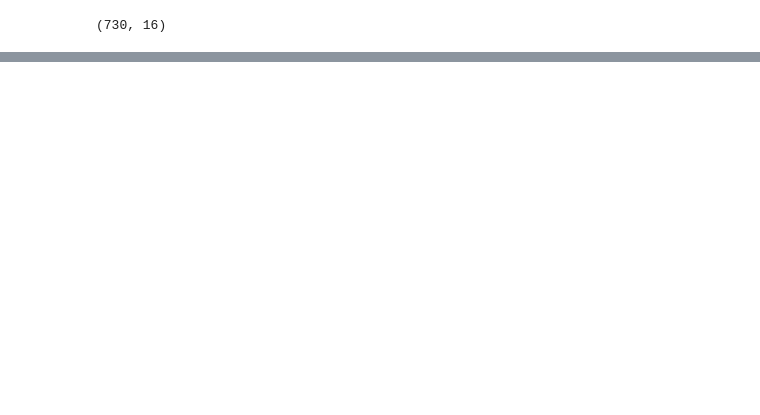
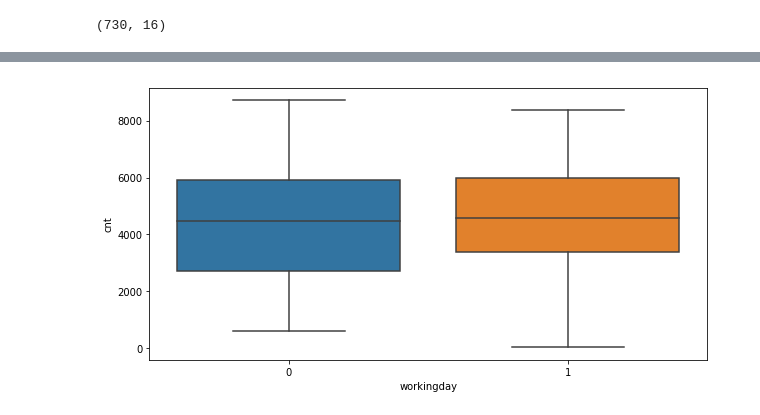
Before and after one commit to Vedantjn/bike-sharing-demand-prediction, a Jupyter notebook: Bikes_Sharing_Demand_Prediction.ipynb, the cells around one changed output, grey strips where cells are left out. Cells and saved outputs as stored; diff of their text form; code cells hidden in the pictures; blank space fills up the shorter version.

```diff
--- a/Bikes_Sharing_Demand_Prediction.ipynb
+++ b/Bikes_Sharing_Demand_Prediction.ipynb
@@ -287,0 +125,6 @@ dataset.head()
+# %%
+plt.figure(figsize = (10, 5))
+sns.boxplot(x = 'workingday', y = 'cnt', data = bike_data)
+plt.show()
+# %% [output]
+[figure, added]
```
Also changed, not shown: parts of 127 cells of this notebook.
